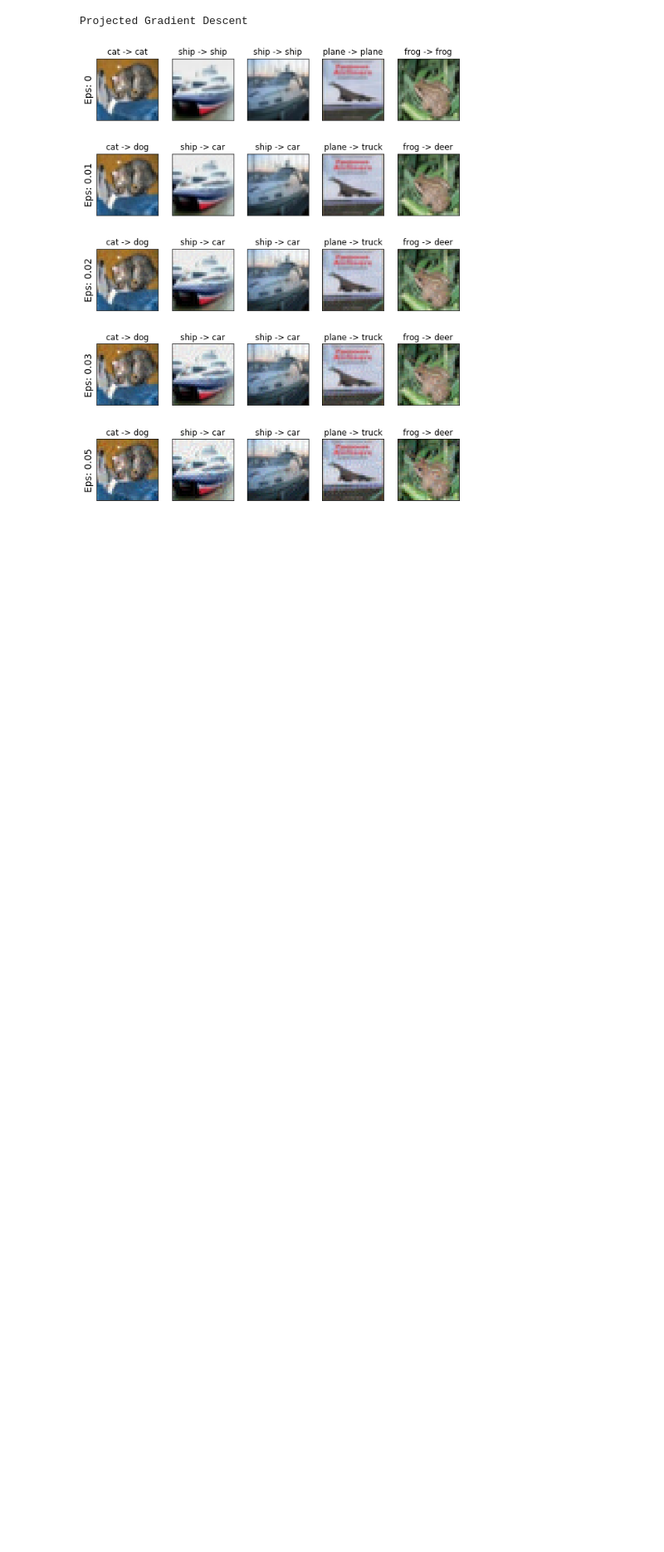
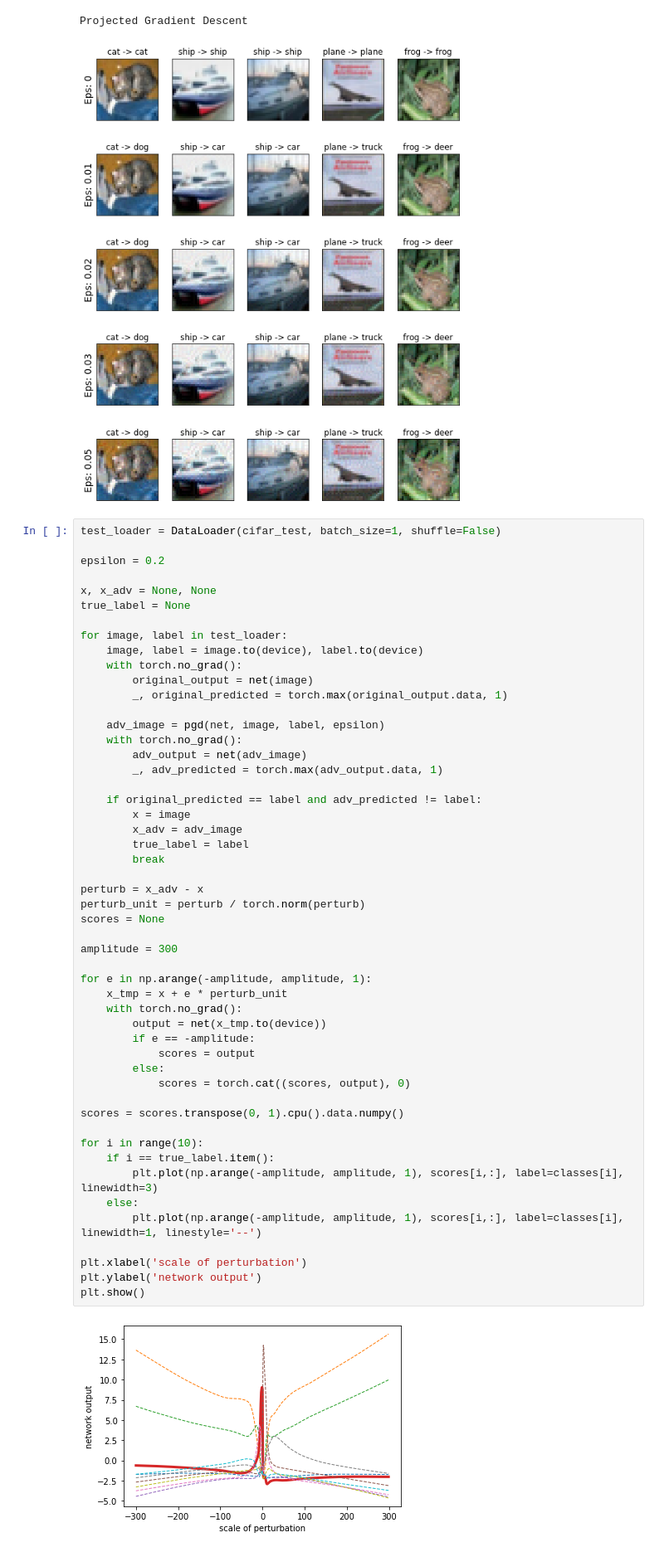
Before and after one commit to vacharapat/Adversarial-Machine-Learning, a Jupyter notebook: notebooks/2. ResnetCIFAR10-adversarial-attack.ipynb, the cells around one changed output. Shown at 83% size. Drawn from its saved outputs; the diff is of its cells as text; blank space fills up the shorter version.

```diff
--- a/notebooks/2. ResnetCIFAR10-adversarial-attack.ipynb
+++ b/notebooks/2. ResnetCIFAR10-adversarial-attack.ipynb
@@ -251,3 +251,56 @@ plt.show()
 # %% [output]
 Projected Gradient Descent
 [figure]
+# %%
+test_loader = DataLoader(cifar_test, batch_size=1, shuffle=False)
+
+epsilon = 0.2
+
+x, x_adv = None, None
+true_label = None
+
+for image, label in test_loader:
+    image, label = image.to(device), label.to(device)
+    with torch.no_grad():
+        original_output = net(image)
+        _, original_predicted = torch.max(original_output.data, 1)
+
+    adv_image = pgd(net, image, label, epsilon)
+    with torch.no_grad():
+        adv_output = net(adv_image)
+        _, adv_predicted = torch.max(adv_output.data, 1)
+
+    if original_predicted == label and adv_predicted != label:
+        x = image
+        x_adv = adv_image
+        true_label = label
+        break
+
+perturb = x_adv - x
+perturb_unit = perturb / torch.norm(perturb)
+scores = None
+
+amplitude = 300
+
+for e in np.arange(-amplitude, amplitude, 1):
+    x_tmp = x + e * perturb_unit
+    with torch.no_grad():
+        output = net(x_tmp.to(device))
+        if e == -amplitude:
+            scores = output
+        else:
+            scores = torch.cat((scores, output), 0)
+
+scores = scores.transpose(0, 1).cpu().data.numpy()
+
+for i in range(10):
+    if i == true_label.item():
+        plt.plot(np.arange(-amplitude, amplitude, 1), scores[i,:], label=classes[i], linewidth=3)
+    else:
+        plt.plot(np.arange(-amplitude, amplitude, 1), scores[i,:], label=classes[i], linewidth=1, linestyle='--')
+
+plt.xlabel('scale of perturbation')
+plt.ylabel('network output')
+plt.show()
+# %% [output]
+[figure, added]
```
Also changed, not shown: 4 other files.
